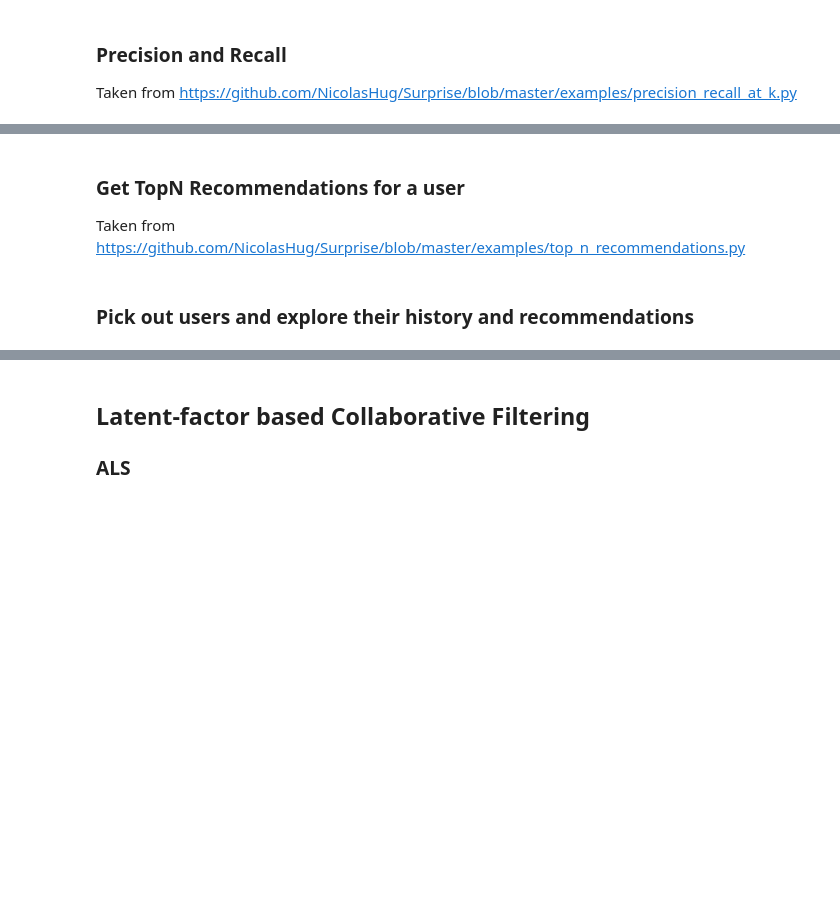
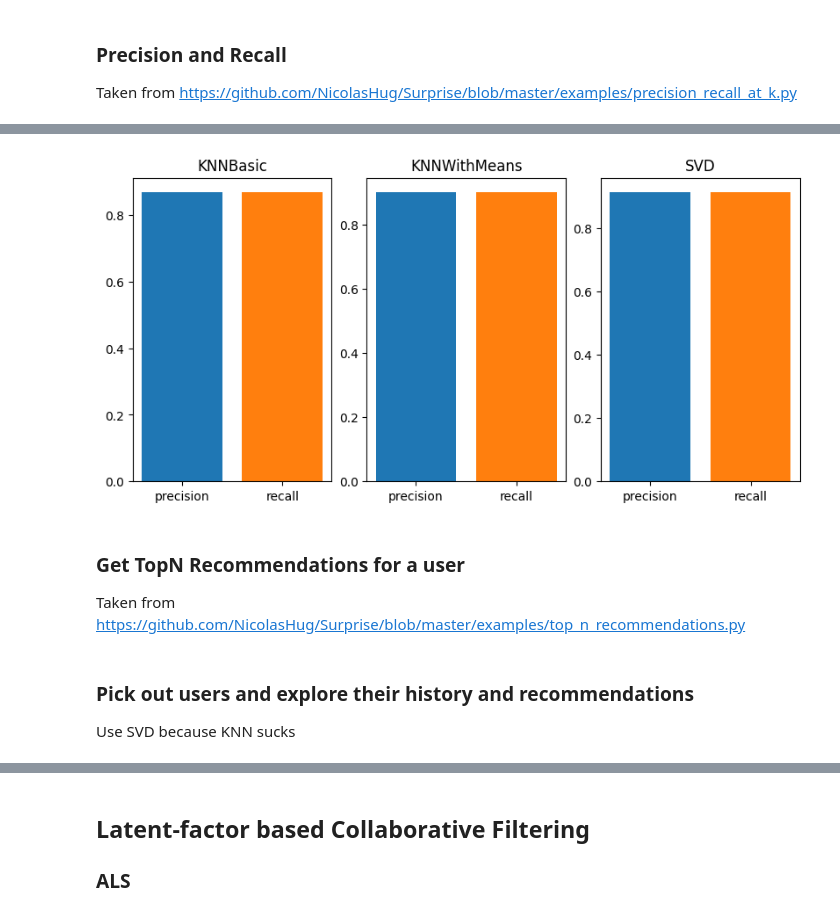
Before and after one commit to K-Winkles/kaban-multimodel-recommender, a Jupyter notebook: dev/main.ipynb, the cells around one changed output, grey strips where cells are left out. Drawn from its saved outputs; the diff is of its cells as text; code cells hidden in the pictures; blank space fills up the shorter version.

```diff
--- a/dev/main.ipynb
+++ b/dev/main.ipynb
@@ -161,3 +213,15 @@ average recall: 0.913804004214963
+# %%
+fig, axes = plt.subplots(1, 3, figsize=(8,4), layout='constrained')
+method = ["KNNBasic", "KNNWithMeans", "SVD"]
+ind = 0
+for m in algo_res:
+    for k in m:
+        axes[ind].bar(k, m[k])
+        axes[ind].set_title(method[ind])
+    ind += 1
+plt.show()
+# %% [output]
+[figure, added]
 # %% [markdown]
 ### Get TopN Recommendations for a user
 
@@ -201,6 +265,8 @@ for uid, user_ratings in top_n.items():
     recommendations[uid] = [iid for (iid, _) in user_ratings]
 # %% [markdown]
 ### Pick out users and explore their history and recommendations
+
+Use SVD because KNN sucks
 # %%
 reviews_df = pd.read_csv(f"{users_dir}/reviews.csv")
 reviews_df.set_index('reviewerID', inplace=True)
```
Also changed, not shown: parts of 28 cells of this notebook, 3 other files.
